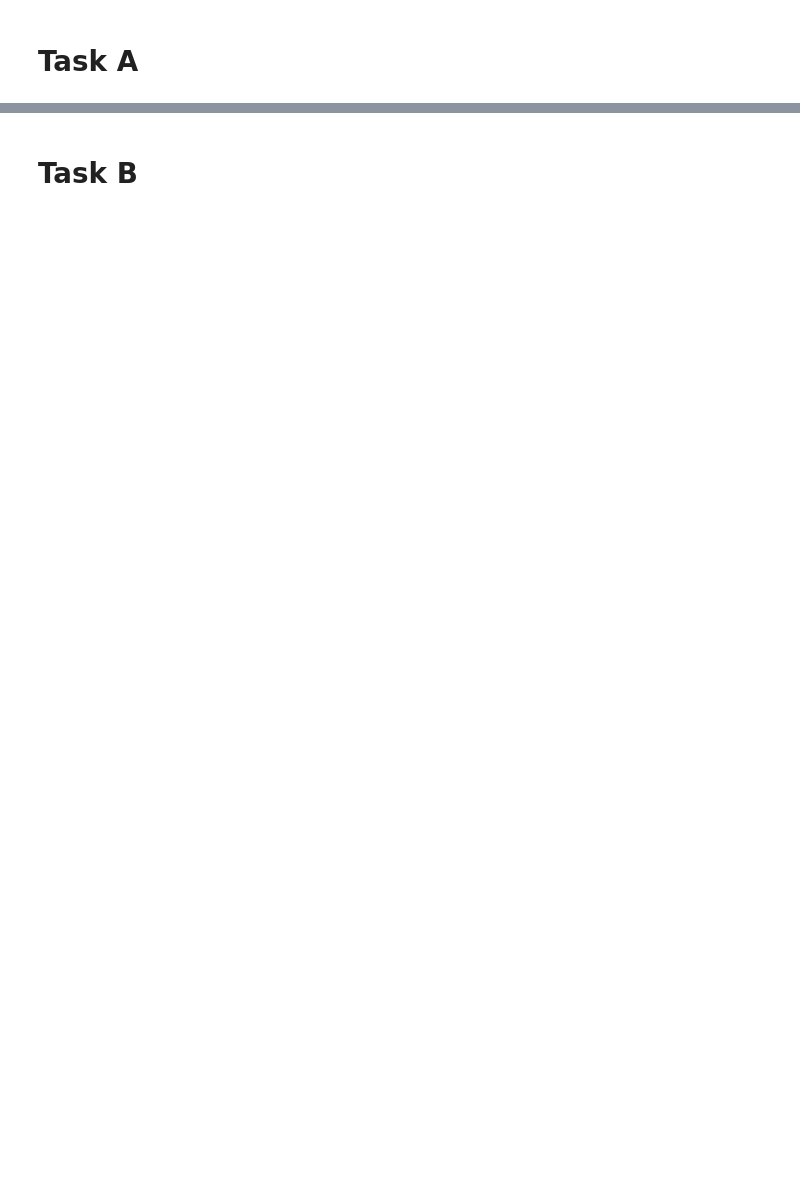
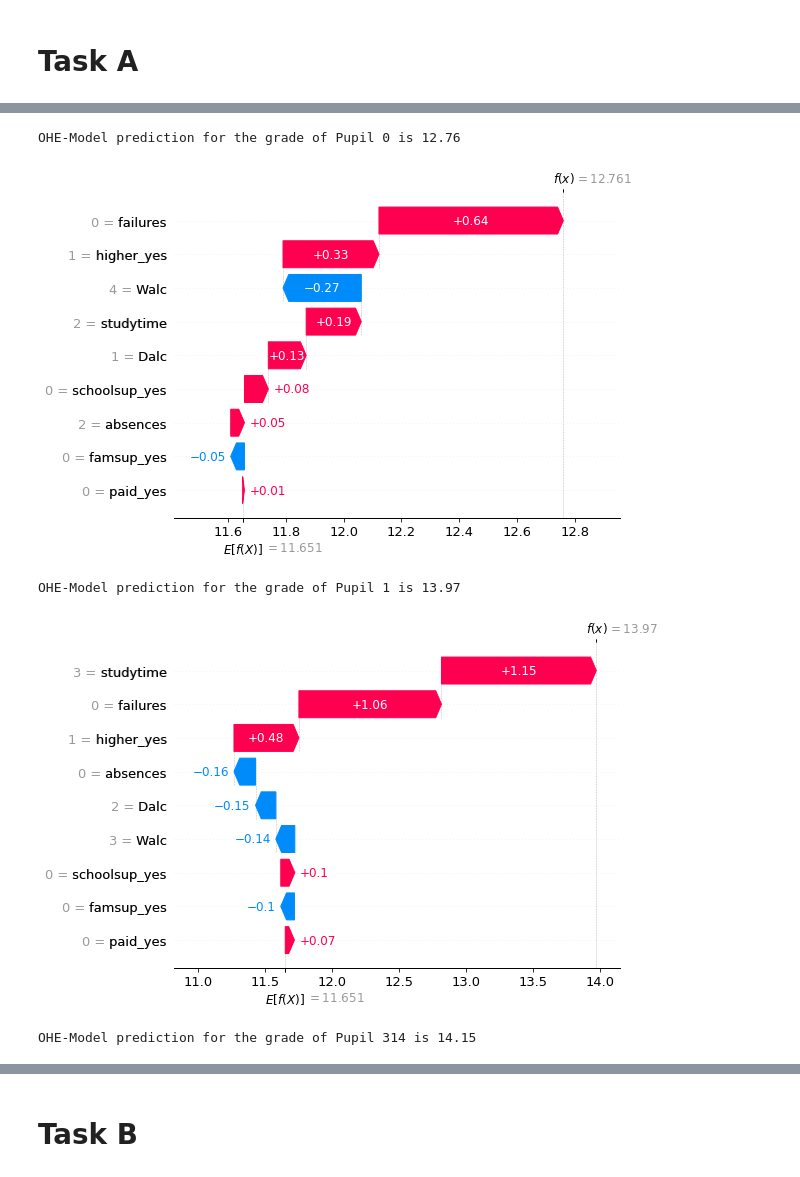
Before and after one commit to mim-uw/eXplainableMachineLearning-2023, a Jupyter notebook: Homeworks/HW2/StanislawFrejlak/Homework2.ipynb, the cells around one changed output, grey strips where cells are left out. Cells and saved outputs as stored; diff of their text form; code cells hidden in the pictures; blank space fills up the shorter version.

```diff
--- a/Homeworks/HW2/StanislawFrejlak/Homework2.ipynb
+++ b/Homeworks/HW2/StanislawFrejlak/Homework2.ipynb
@@ -4,0 +220,5 @@ I am sorry, I was not in time to finish Task A. I will do my best to finish it a
+# %%
+portuguese_X, portuguese_y = preprocess_dataset(portuguese_dataset)
+portuguese_model = create_pipeline(portuguese_X, portuguese_y)
+portuguese_model_ohe, portuguese_ohe = create_model_ohe(portuguese_X, portuguese_y)
+portuguese_ohe.describe()
@@ -4,0 +237,4 @@ I am sorry, I was not in time to finish Task A. I will do my best to finish it a
+# %%
+explain_with_dalex(portuguese_model, portuguese_X, portuguese_y)
+explain_with_shap(portuguese_model_ohe, portuguese_ohe, portuguese_y)
+# %% [output]
@@ -4,0 +261,5 @@ I am sorry, I was not in time to finish Task A. I will do my best to finish it a
+OHE-Model prediction for the grade of Pupil 0 is 12.76
+[figure, added]
+OHE-Model prediction for the grade of Pupil 1 is 13.97
+[figure, added]
+OHE-Model prediction for the grade of Pupil 314 is 14.15
```
Also changed, not shown: parts of 39 cells of this notebook, 1 other file.
